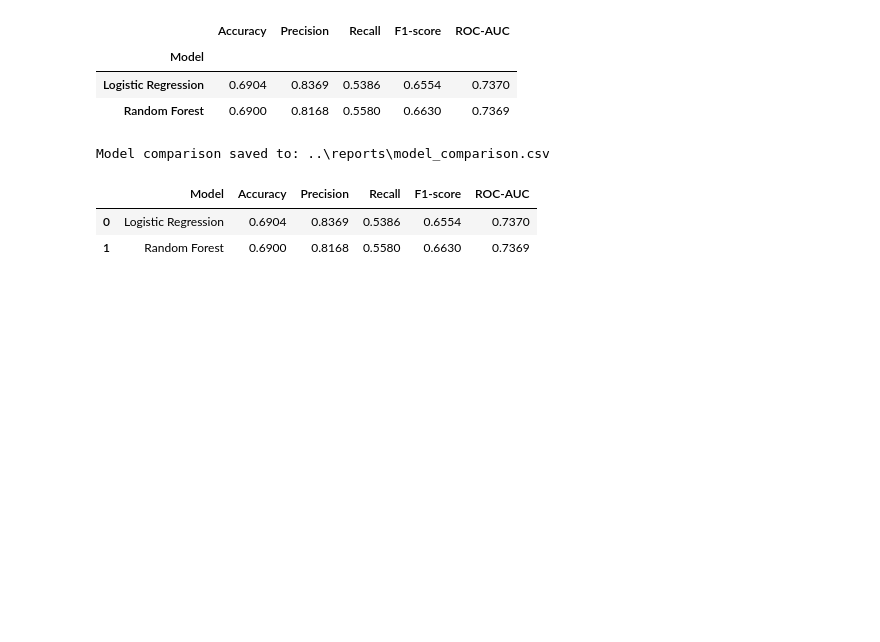
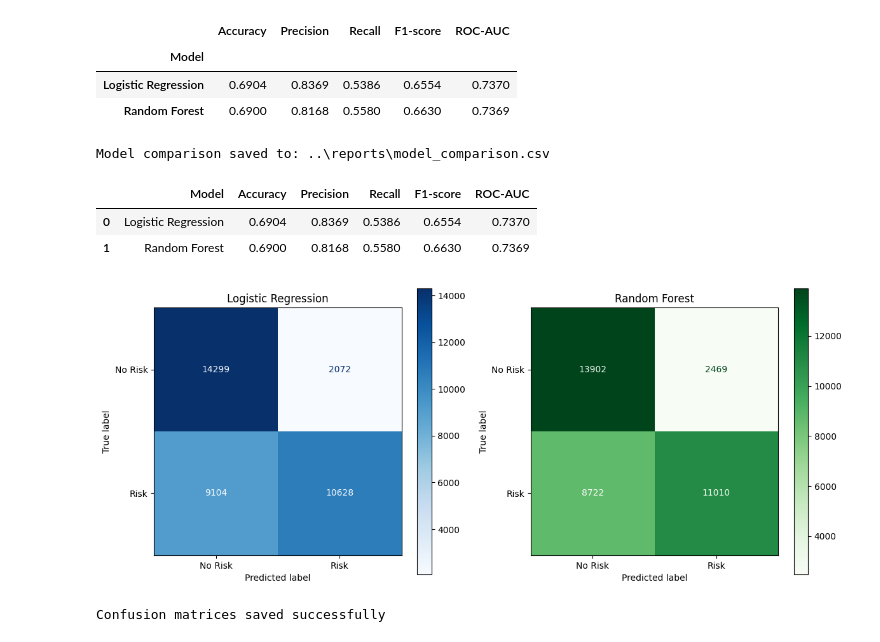
Before and after one commit to divyamohan6388-droid/Logistics-Analytics-Shipment-Delay-Prediction, a Jupyter notebook: notebooks/04_feature_engineering.ipynb, the cells around one changed output. Saved outputs shown, nothing was run; the diff lists cells and outputs as text; code cells hidden in the pictures; blank space fills up the shorter version.

Commit message:
completed feature engineering and evaluation

```diff
--- a/notebooks/04_feature_engineering.ipynb
+++ b/notebooks/04_feature_engineering.ipynb
@@ -525,3 +525,47 @@ Model comparison saved to: ..\reports\model_comparison.csv
 |  | Model | Accuracy | Precision | Recall | F1-score | ROC-AUC |
 | 0 | Logistic Regression | 0.6904 | 0.8369 | 0.5386 | 0.6554 | 0.7370 |
 | 1 | Random Forest | 0.6900 | 0.8168 | 0.5580 | 0.6630 | 0.7369 |
+# %%
+import matplotlib.pyplot as plt
+from sklearn.metrics import ConfusionMatrixDisplay
+
+# Creating a folder for evaluation plots
+figures_dir = Path("../reports/figures")
+figures_dir.mkdir(parents=True, exist_ok=True)
+
+# Ploting both models side by side
+fig, axes = plt.subplots(1, 2, figsize=(12, 5))
+
+ConfusionMatrixDisplay.from_predictions(
+    y_test,
+    y_pred,
+    display_labels=["No Risk", "Risk"],
+    cmap="Blues",
+    ax=axes[0]
+)
+axes[0].set_title("Logistic Regression")
+
+ConfusionMatrixDisplay.from_predictions(
+    y_test,
+    rf_y_pred,
+    display_labels=["No Risk", "Risk"],
+    cmap="Greens",
+    ax=axes[1]
+)
+axes[1].set_title("Random Forest")
+
+plt.tight_layout()
+
+# Saving the figure
+plt.savefig(
+    figures_dir / "confusion_matrices.png",
+    dpi=300,
+    bbox_inches="tight"
+)
+
+plt.show()
+
+print("Confusion matrices saved successfully")
+# %% [output]
+[figure, added]
+Confusion matrices saved successfully
```
Also changed, not shown: parts of 2 cells of this notebook.
